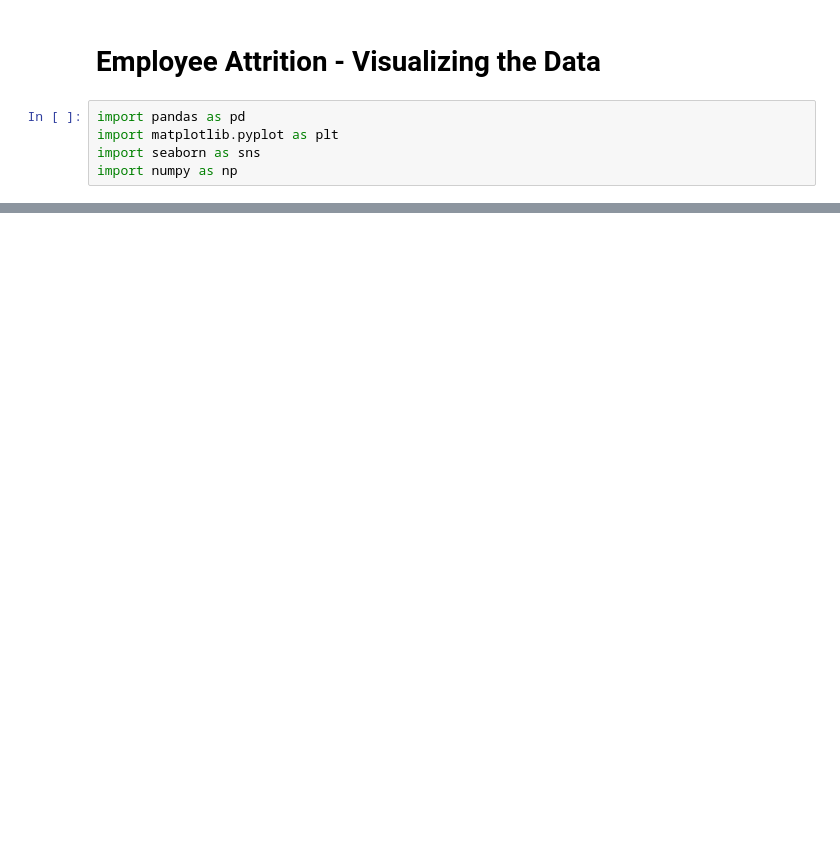
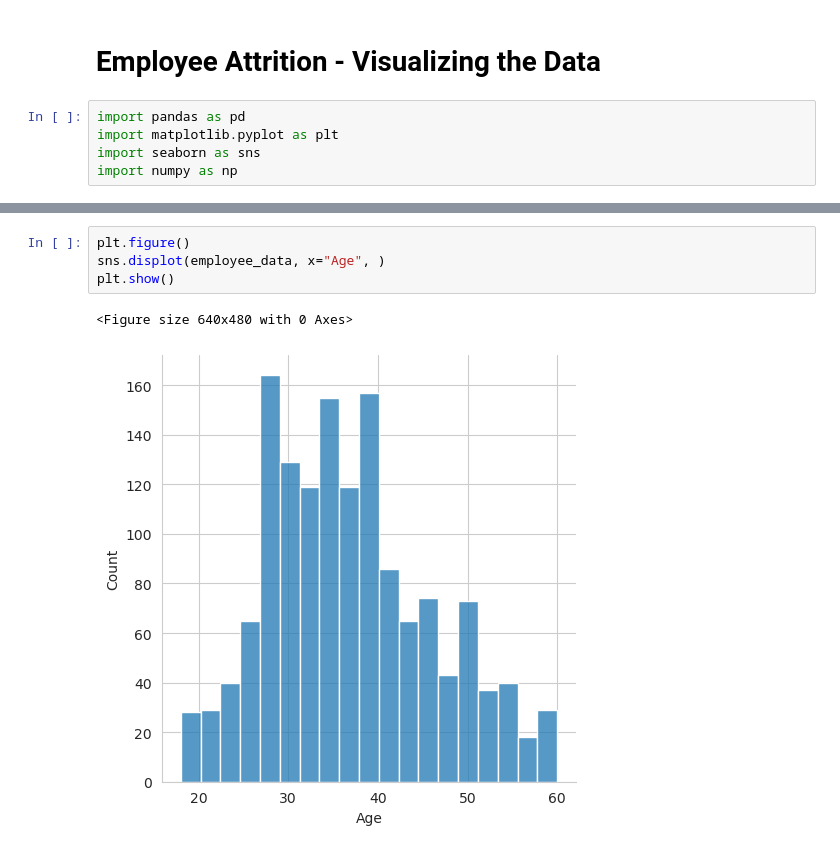
Before and after one commit to NiklasNeudorfer/kids-employee-attrition, a Jupyter notebook: visualization.ipynb, the cells around one changed output, grey strips where cells are left out. Cells and saved outputs as stored; diff of their text form; blank space fills up the shorter version.

```diff
--- a/visualization.ipynb
+++ b/visualization.ipynb
@@ -15,0 +36,7 @@ plt.show()
+# %%
+plt.figure()
+sns.displot(employee_data, x="Age", )
+plt.show()
+# %% [output]
+<Figure size 640x480 with 0 Axes>
+[figure, added]
```
Also changed, not shown: parts of 9 cells of this notebook.
